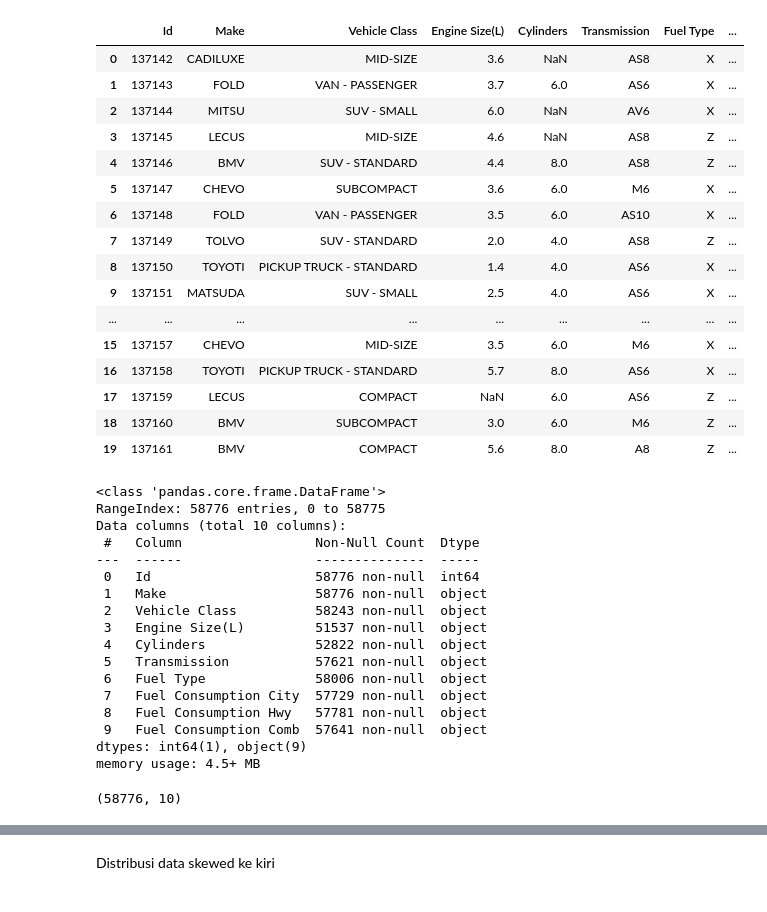
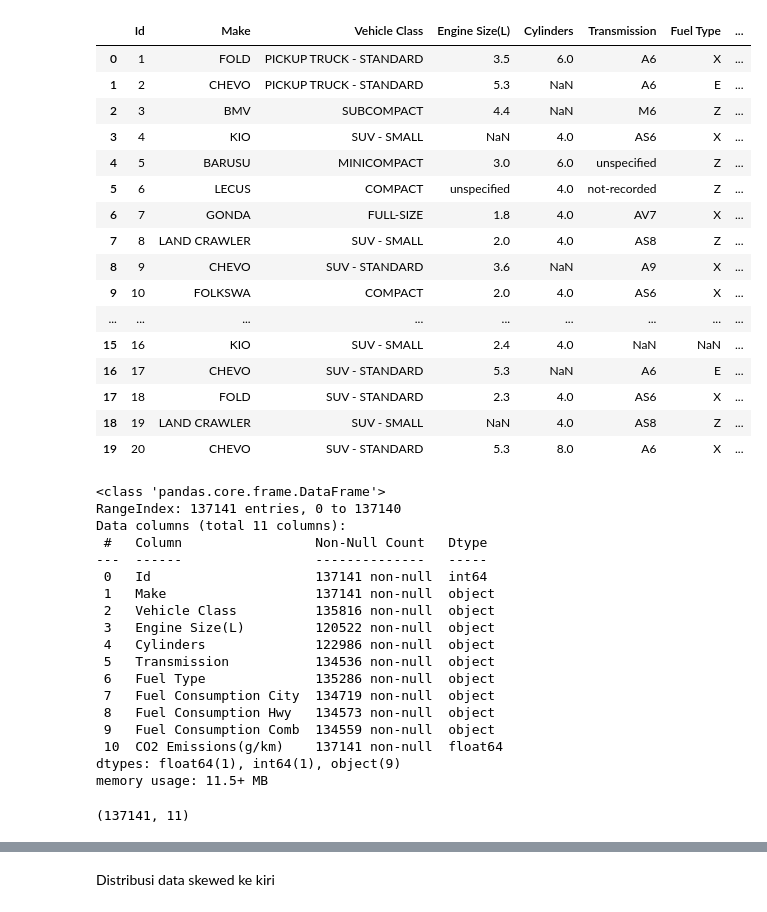
Before and after one commit to dikaizm/data-slayer, a Jupyter notebook: notebooks/1.0-data-exploration.ipynb, the cells around one changed output, grey strips where cells are left out. Saved outputs shown, nothing was run; the diff lists cells and outputs as text; code cells hidden in the pictures.

```diff
--- a/notebooks/1.0-data-exploration.ipynb
+++ b/notebooks/1.0-data-exploration.ipynb
@@ -1,47 +1,49 @@
 # %%
 import pandas as pd
+import numpy as np
 
-df = pd.read_csv('../data/raw/test.csv')
+df = pd.read_csv('../data/raw/train.csv')
 df.head(20)
 # %% [output]
 |  | Id | Make | Vehicle Class | Engine Size(L) | Cylinders | Transmission | Fuel Type | ... |
-| 0 | 137142 | CADILUXE | MID-SIZE | 3.6 | NaN | AS8 | X | ... |
-| 1 | 137143 | FOLD | VAN - PASSENGER | 3.7 | 6.0 | AS6 | X | ... |
-| 2 | 137144 | MITSU | SUV - SMALL | 6.0 | NaN | AV6 | X | ... |
-| 3 | 137145 | LECUS | MID-SIZE | 4.6 | NaN | AS8 | Z | ... |
-| 4 | 137146 | BMV | SUV - STANDARD | 4.4 | 8.0 | AS8 | Z | ... |
-| 5 | 137147 | CHEVO | SUBCOMPACT | 3.6 | 6.0 | M6 | X | ... |
-| 6 | 137148 | FOLD | VAN - PASSENGER | 3.5 | 6.0 | AS10 | X | ... |
-| 7 | 137149 | TOLVO | SUV - STANDARD | 2.0 | 4.0 | AS8 | Z | ... |
-| 8 | 137150 | TOYOTI | PICKUP TRUCK - STANDARD | 1.4 | 4.0 | AS6 | X | ... |
-| 9 | 137151 | MATSUDA | SUV - SMALL | 2.5 | 4.0 | AS6 | X | ... |
+| 0 | 1 | FOLD | PICKUP TRUCK - STANDARD | 3.5 | 6.0 | A6 | X | ... |
+| 1 | 2 | CHEVO | PICKUP TRUCK - STANDARD | 5.3 | NaN | A6 | E | ... |
+| 2 | 3 | BMV | SUBCOMPACT | 4.4 | NaN | M6 | Z | ... |
+| 3 | 4 | KIO | SUV - SMALL | NaN | 4.0 | AS6 | X | ... |
+| 4 | 5 | BARUSU | MINICOMPACT | 3.0 | 6.0 | unspecified | Z | ... |
+| 5 | 6 | LECUS | COMPACT | unspecified | 4.0 | not-recorded | Z | ... |
+| 6 | 7 | GONDA | FULL-SIZE | 1.8 | 4.0 | AV7 | X | ... |
+| 7 | 8 | LAND CRAWLER | SUV - SMALL | 2.0 | 4.0 | AS8 | Z | ... |
+| 8 | 9 | CHEVO | SUV - STANDARD | 3.6 | NaN | A9 | X | ... |
+| 9 | 10 | FOLKSWA | COMPACT | 2.0 | 4.0 | AS6 | X | ... |
 | ... | ... | ... | ... | ... | ... | ... | ... | ... |
-| 15 | 137157 | CHEVO | MID-SIZE | 3.5 | 6.0 | M6 | X | ... |
-| 16 | 137158 | TOYOTI | PICKUP TRUCK - STANDARD | 5.7 | 8.0 | AS6 | X | ... |
-| 17 | 137159 | LECUS | COMPACT | NaN | 6.0 | AS6 | Z | ... |
-| 18 | 137160 | BMV | SUBCOMPACT | 3.0 | 6.0 | M6 | Z | ... |
-| 19 | 137161 | BMV | COMPACT | 5.6 | 8.0 | A8 | Z | ... |
+| 15 | 16 | KIO | SUV - SMALL | 2.4 | 4.0 | NaN | NaN | ... |
+| 16 | 17 | CHEVO | SUV - STANDARD | 5.3 | NaN | A6 | E | ... |
+| 17 | 18 | FOLD | SUV - STANDARD | 2.3 | 4.0 | AS6 | X | ... |
+| 18 | 19 | LAND CRAWLER | SUV - SMALL | NaN | 4.0 | AS8 | Z | ... |
+| 19 | 20 | CHEVO | SUV - STANDARD | 5.3 | 8.0 | A6 | X | ... |
 # %%
 df.info()
 # %% [output]
 <class 'pandas.core.frame.DataFrame'>
-RangeIndex: 58776 entries, 0 to 58775
-Data columns (total 10 columns):
- #   Column                 Non-Null Count  Dtype
----  ------                 --------------  -----
- 0   Id                     58776 non-null  int64
- 1   Make                   58776 non-null  object
- 2   Vehicle Class          58243 non-null  object
- 3   Engine Size(L)         51537 non-null  object
- 4   Cylinders              52822 non-null  object
- 5   Transmission           57621 non-null  object
- 6   Fuel Type              58006 non-null  object
- 7   Fuel Consumption City  57729 non-null  object
- 8   Fuel Consumption Hwy   57781 non-null  object
- 9   Fuel Consumption Comb  57641 non-null  object
-dtypes: int64(1), object(9)
-memory usage: 4.5+ MB
+RangeIndex: 137141 entries, 0 to 137140
+Data columns (total 11 columns):
+ #   Column                 Non-Null Count   Dtype
+---  ------                 --------------   -----
+ 0   Id                     137141 non-null  int64
+ 1   Make                   137141 non-null  object
+ 2   Vehicle Class          135816 non-null  object
+ 3   Engine Size(L)         120522 non-null  object
+ 4   Cylinders              122986 non-null  object
+ 5   Transmission           134536 non-null  object
+ 6   Fuel Type              135286 non-null  object
+ 7   Fuel Consumption City  134719 non-null  object
+ 8   Fuel Consumption Hwy   134573 non-null  object
+ 9   Fuel Consumption Comb  134559 non-null  object
+ 10  CO2 Emissions(g/km)    137141 non-null  float64
+dtypes: float64(1), int64(1), object(9)
+memory usage: 11.5+ MB
 # %%
 df.shape
 # %% [output]
-(58776, 10)
+(137141, 11)
```
Also changed, not shown: parts of 21 cells of this notebook.
